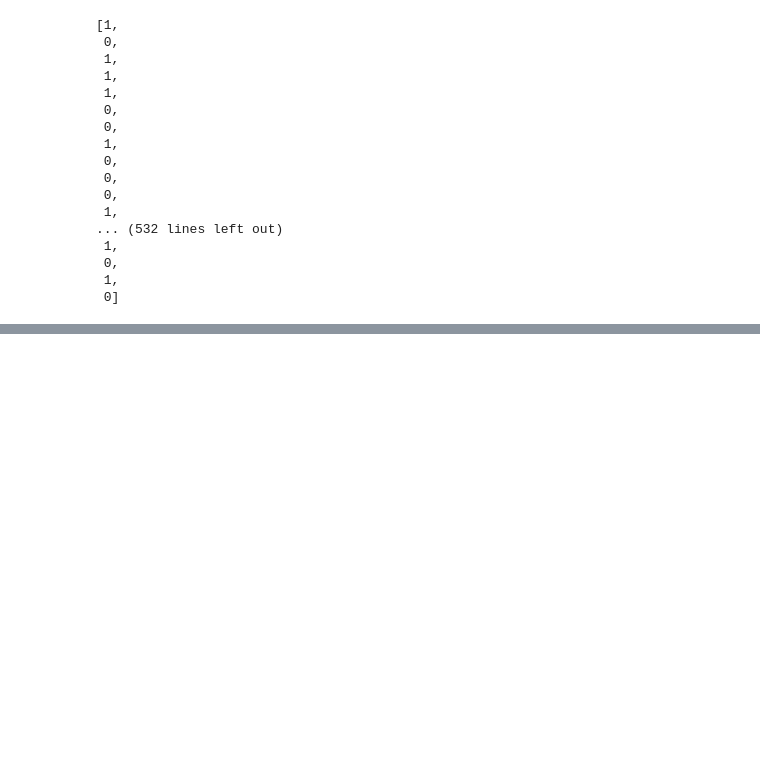
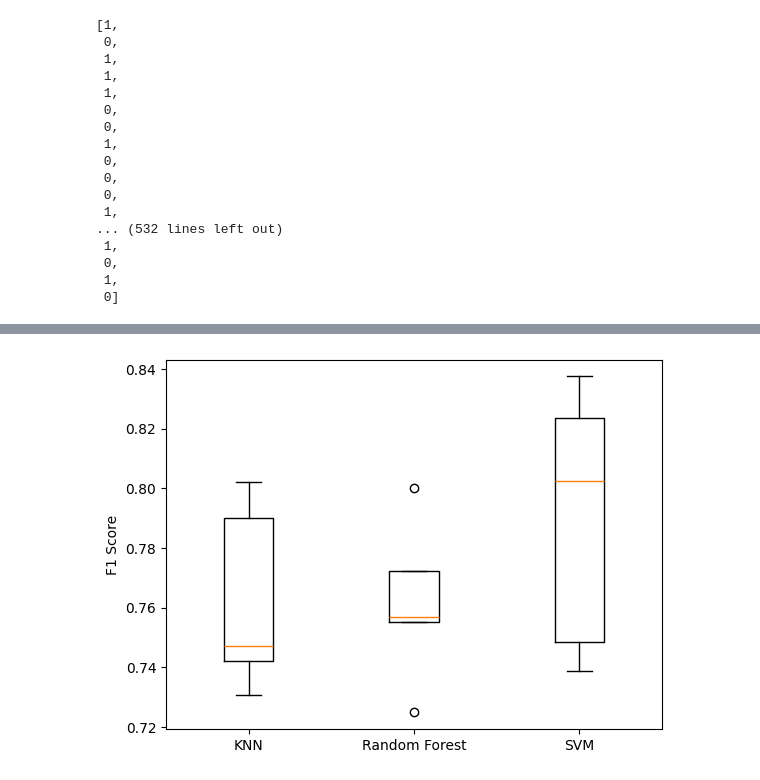
Before and after one commit to mauriciobenjamin700/8-periodo, a Jupyter notebook: sistemas-inteligentes/class/2024-11-13/main.ipynb, the cells around one changed output, grey strips where cells are left out. Drawn from its saved outputs; the diff is of its cells as text; code cells hidden in the pictures; blank space fills up the shorter version.

```diff
--- a/sistemas-inteligentes/class/2024-11-13/main.ipynb
+++ b/sistemas-inteligentes/class/2024-11-13/main.ipynb
@@ -323,0 +422,7 @@ plt.show()
+# %%
+plt.boxplot(result_f1.T)
+plt.xticks([1,2,3], ['KNN', 'Random Forest', 'SVM'])
+plt.ylabel('F1 Score')
+plt.show()
+# %% [output]
+[figure, added]
```
Also changed, not shown: parts of 18 cells of this notebook.
